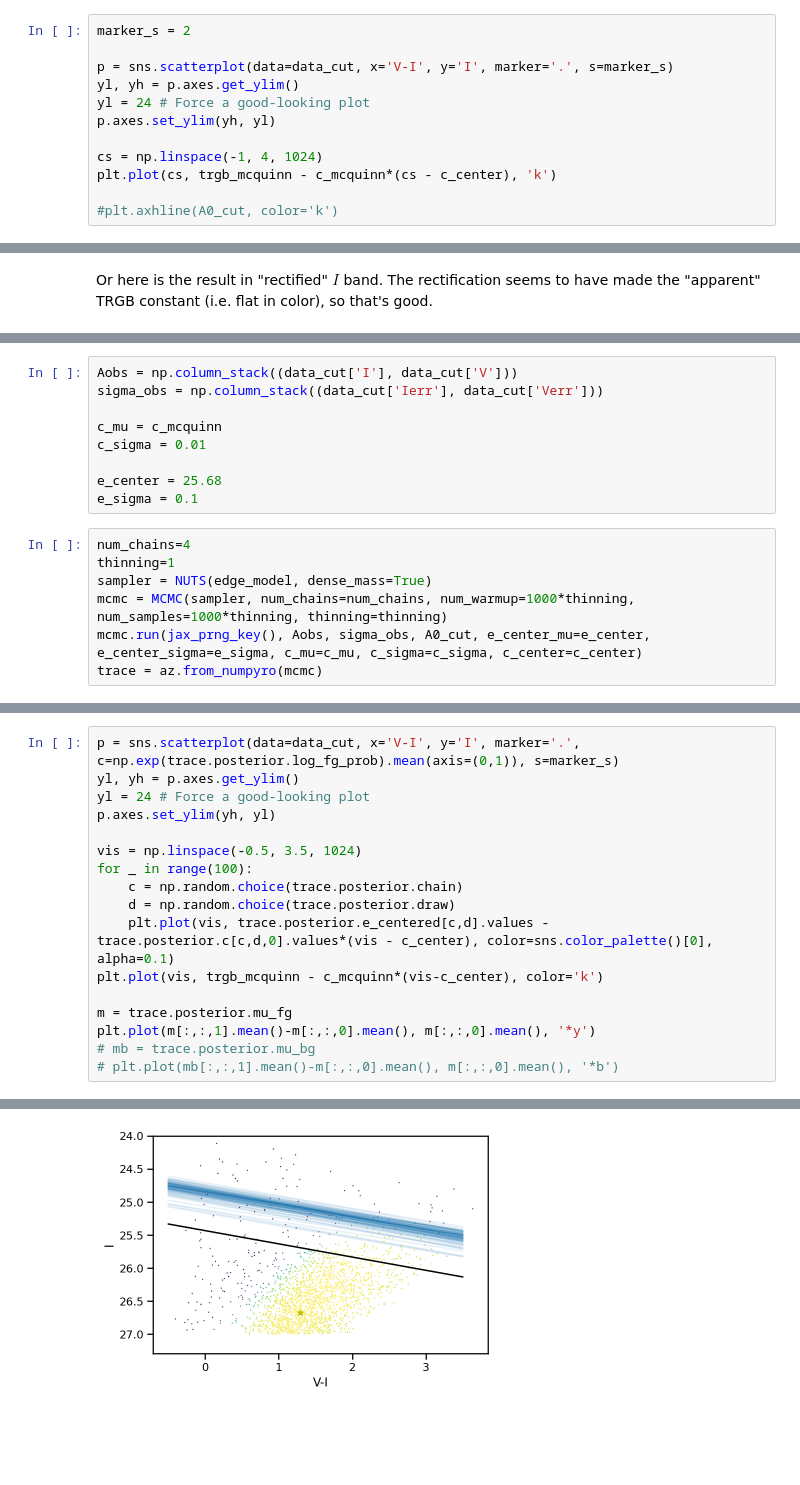
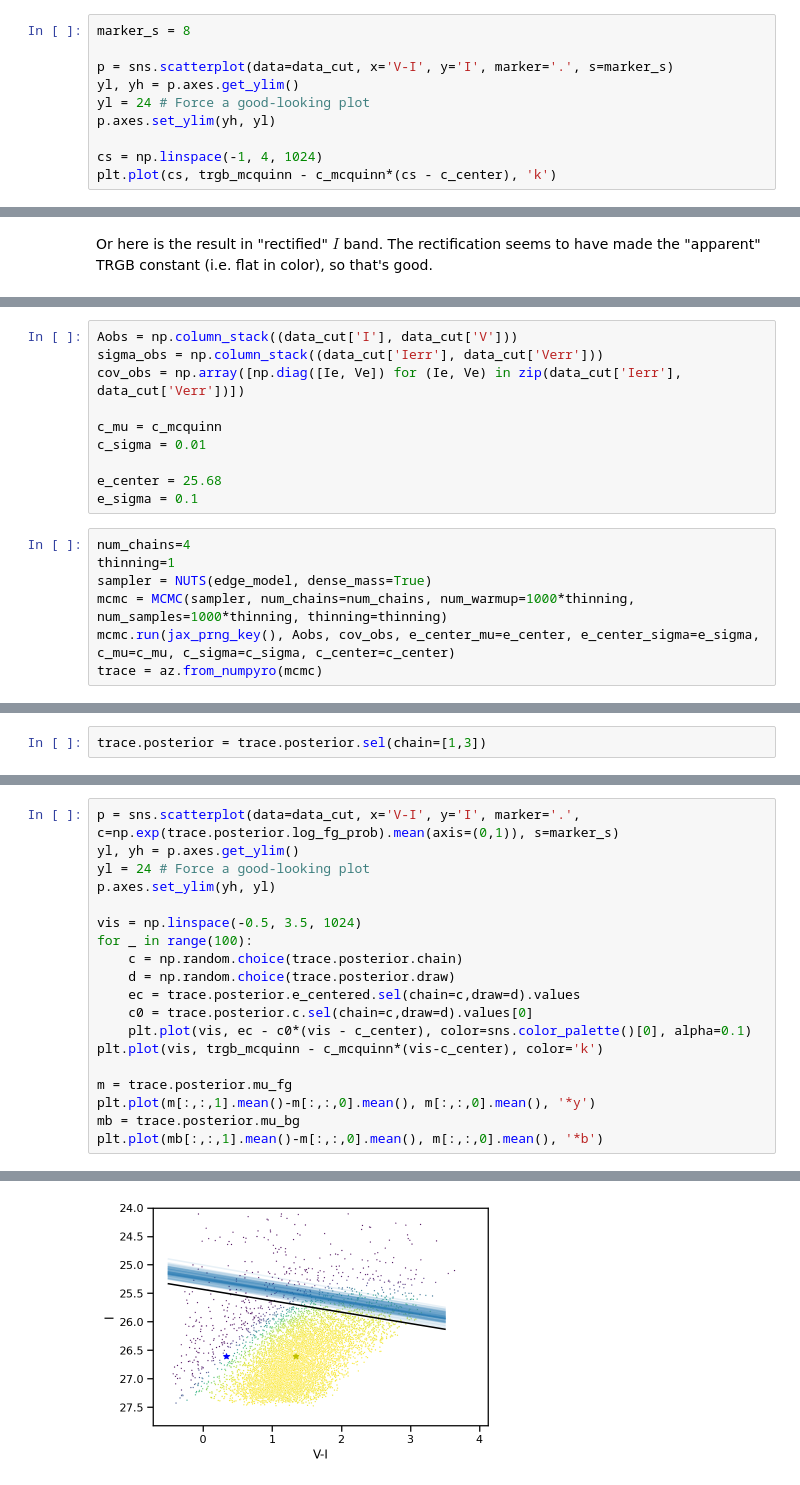
Before and after one commit to farr/EdgePhotometry, a Jupyter notebook: M63.ipynb, the cells around one changed output, grey strips where cells are left out. Cells and saved outputs as stored; diff of their text form; blank space fills up the shorter version.

```diff
--- a/M63.ipynb
+++ b/M63.ipynb
@@ -132,5 +130,5 @@ From the CMD, we can see that if we cut at $I > 27.0$ we will stay well away fro
 # %%
-marker_s = 2
+marker_s = 8
 
 p = sns.scatterplot(data=data_cut, x='V-I', y='I', marker='.', s=marker_s)
 yl, yh = p.axes.get_ylim()
@@ -139,7 +137,5 @@ p.axes.set_ylim(yh, yl)
 
 cs = np.linspace(-1, 4, 1024)
 plt.plot(cs, trgb_mcquinn - c_mcquinn*(cs - c_center), 'k')
-
-#plt.axhline(A0_cut, color='k')
 # %% [output]
 [<matplotlib.lines.Line2D at 0x...>]
@@ -160,6 +156,7 @@ plt.plot(cs, trgb_mcquinn*np.ones_like(cs), 'k')
 # %%
 Aobs = np.column_stack((data_cut['I'], data_cut['V']))
 sigma_obs = np.column_stack((data_cut['Ierr'], data_cut['Verr']))
+cov_obs = np.array([np.diag([Ie, Ve]) for (Ie, Ve) in zip(data_cut['Ierr'], data_cut['Verr'])])
 
 c_mu = c_mcquinn
 c_sigma = 0.01
@@ -171,7 +168,7 @@ num_chains=4
 thinning=1
 sampler = NUTS(edge_model, dense_mass=True)
 mcmc = MCMC(sampler, num_chains=num_chains, num_warmup=1000*thinning, num_samples=1000*thinning, thinning=thinning)
-mcmc.run(jax_prng_key(), Aobs, sigma_obs, A0_cut, e_center_mu=e_center, e_center_sigma=e_sigma, c_mu=c_mu, c_sigma=c_sigma, c_center=c_center)
+mcmc.run(jax_prng_key(), Aobs, cov_obs, e_center_mu=e_center, e_center_sigma=e_sigma, c_mu=c_mu, c_sigma=c_sigma, c_center=c_center)
 trace = az.from_numpyro(mcmc)
 # %%
 az.plot_trace(trace, var_names=['e_centered', 'c', 'mu_fg', 'scale_fg', 'f_bg'],
@@ -191,3 +195,5 @@ array([[<AxesSubplot:title={'center':'e_centered'}>,
+# %%
+trace.posterior = trace.posterior.sel(chain=[1,3])
 # %%
 az.summary(trace, var_names=['e_centered', 'c', 'f_bg', 'mu_fg', 'cov_fg'])
 # %% [output]
@@ -204,23 +210,25 @@ az.summary(trace, var_names=['e_centered', 'c', 'f_bg', 'mu_fg', 'cov_fg'])
 # %%
 p = sns.scatterplot(data=data_cut, x='V-I', y='I', marker='.', c=np.exp(trace.posterior.log_fg_prob).mean(axis=(0,1)), s=marker_s)
 yl, yh = p.axes.get_ylim()
 yl = 24 # Force a good-looking plot
 p.axes.set_ylim(yh, yl)
 
 vis = np.linspace(-0.5, 3.5, 1024)
 for _ in range(100):
     c = np.random.choice(trace.posterior.chain)
     d = np.random.choice(trace.posterior.draw)
-    plt.plot(vis, trace.posterior.e_centered[c,d].values - trace.posterior.c[c,d,0].values*(vis - c_center), color=sns.color_palette()[0], alpha=0.1)
+    ec = trace.posterior.e_centered.sel(chain=c,draw=d).values
+    c0 = trace.posterior.c.sel(chain=c,draw=d).values[0]
+    plt.plot(vis, ec - c0*(vis - c_center), color=sns.color_palette()[0], alpha=0.1)
 plt.plot(vis, trgb_mcquinn - c_mcquinn*(vis-c_center), color='k')
 
 m = trace.posterior.mu_fg
 plt.plot(m[:,:,1].mean()-m[:,:,0].mean(), m[:,:,0].mean(), '*y')
-# mb = trace.posterior.mu_bg
-# plt.plot(mb[:,:,1].mean()-m[:,:,0].mean(), m[:,:,0].mean(), '*b')
+mb = trace.posterior.mu_bg
+plt.plot(mb[:,:,1].mean()-m[:,:,0].mean(), m[:,:,0].mean(), '*b')
 # %% [output]
 [<matplotlib.lines.Line2D at 0x...>]
-[figure, old version]
+[figure, new version]
 # %%
 az.plot_posterior(trace, var_names='e_centered', round_to=4)
 # %% [output]
```
Also changed, not shown: parts of 10 cells of this notebook, 1 other file.
